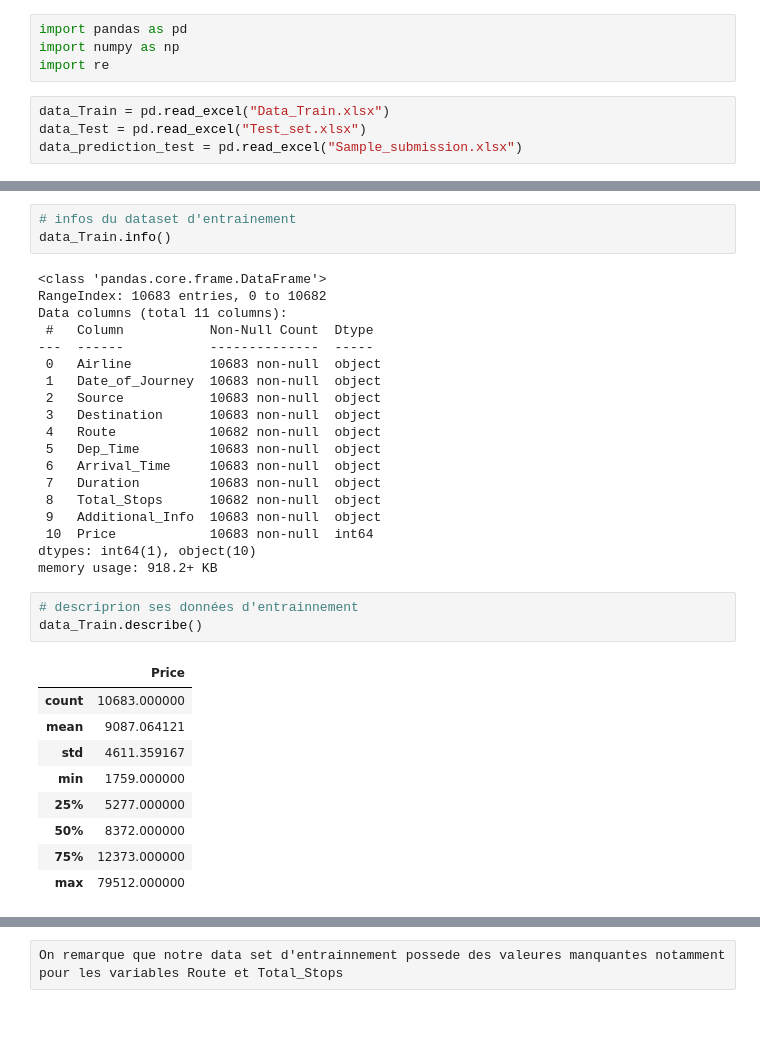
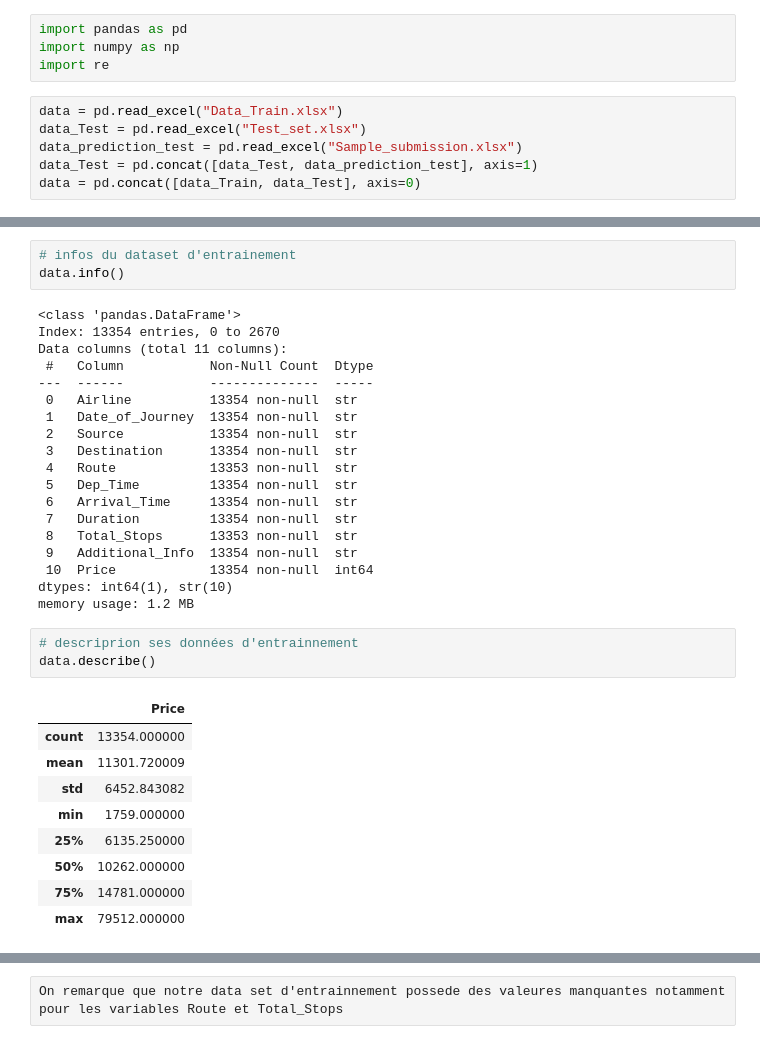
Before and after one commit to IsmaelPami/projet_data_science, a Jupyter notebook: projet.ipynb, the cells around one changed output, grey strips where cells are left out. Saved outputs shown, nothing was run; the diff lists cells and outputs as text.

```diff
--- a/projet.ipynb
+++ b/projet.ipynb
@@ -10,7 +10,9 @@ import pandas as pd
 import numpy as np
 import re
 # %%
-data_Train = pd.read_excel("Data_Train.xlsx")
+data = pd.read_excel("Data_Train.xlsx")
 data_Test = pd.read_excel("Test_set.xlsx")
 data_prediction_test = pd.read_excel("Sample_submission.xlsx")
+data_Test = pd.concat([data_Test, data_prediction_test], axis=1)
+data = pd.concat([data_Train, data_Test], axis=0)
 # %%
@@ -34,38 +36,38 @@ data_Train.head(15)
 | 14 | IndiGo | 24/04/2019 | Kolkata | Banglore | CCU → BLR | 17:15 | 19:50 | 2h 35m | ... |
 # %%
 # infos du dataset d'entrainement
-data_Train.info()
+data.info()
 # %% [output]
-<class 'pandas.core.frame.DataFrame'>
-RangeIndex: 10683 entries, 0 to 10682
+<class 'pandas.DataFrame'>
+Index: 13354 entries, 0 to 2670
 Data columns (total 11 columns):
  #   Column           Non-Null Count  Dtype
 ---  ------           --------------  -----
- 0   Airline          10683 non-null  object
- 1   Date_of_Journey  10683 non-null  object
- 2   Source           10683 non-null  object
- 3   Destination      10683 non-null  object
- 4   Route            10682 non-null  object
- 5   Dep_Time         10683 non-null  object
- 6   Arrival_Time     10683 non-null  object
- 7   Duration         10683 non-null  object
- 8   Total_Stops      10682 non-null  object
- 9   Additional_Info  10683 non-null  object
- 10  Price            10683 non-null  int64
-dtypes: int64(1), object(10)
-memory usage: 918.2+ KB
+ 0   Airline          13354 non-null  str
+ 1   Date_of_Journey  13354 non-null  str
+ 2   Source           13354 non-null  str
+ 3   Destination      13354 non-null  str
+ 4   Route            13353 non-null  str
+ 5   Dep_Time         13354 non-null  str
+ 6   Arrival_Time     13354 non-null  str
+ 7   Duration         13354 non-null  str
+ 8   Total_Stops      13353 non-null  str
+ 9   Additional_Info  13354 non-null  str
+ 10  Price            13354 non-null  int64
+dtypes: int64(1), str(10)
+memory usage: 1.2 MB
 # %%
 # descriprion ses données d'entrainnement
-data_Train.describe()
+data.describe()
 # %% [output]
 |  | Price |
-| count | 10683.000000 |
-| mean | 9087.064121 |
-| std | 4611.359167 |
+| count | 13354.000000 |
+| mean | 11301.720009 |
+| std | 6452.843082 |
 | min | 1759.000000 |
-| 25% | 5277.000000 |
-| 50% | 8372.000000 |
-| 75% | 12373.000000 |
+| 25% | 6135.250000 |
+| 50% | 10262.000000 |
+| 75% | 14781.000000 |
 | max | 79512.000000 |
 # %%
 #rechercheons les valeures nulles,
```
Also changed, not shown: parts of 42 cells of this notebook.
